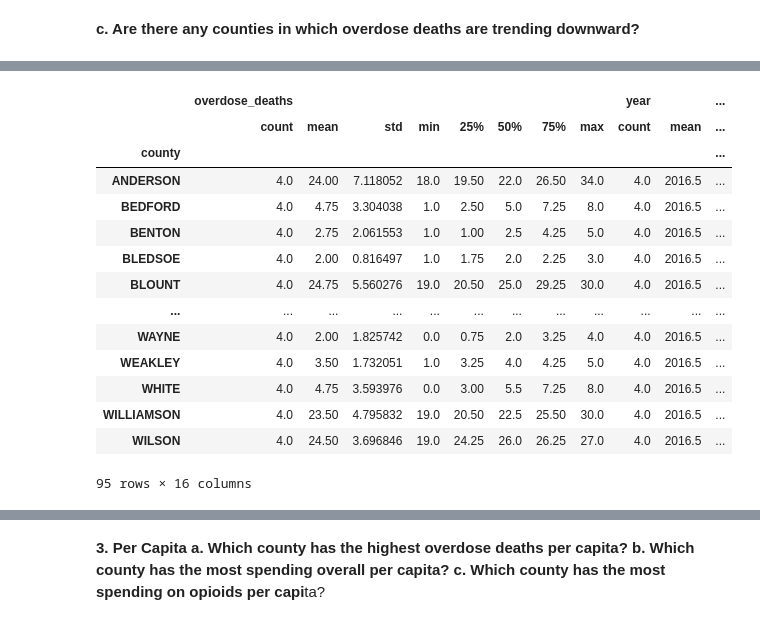
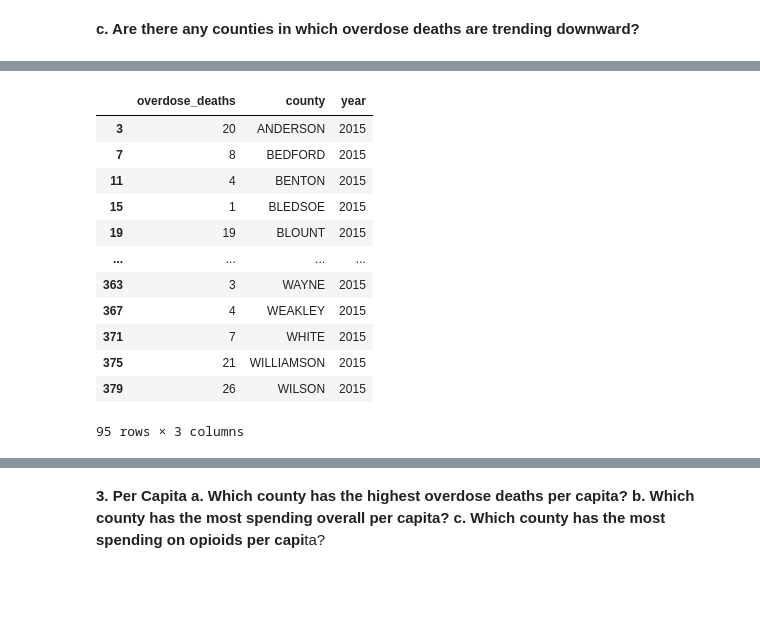
Before and after one commit to NSS-Full-Time-Data-Analytics-14/prescription-drugs-python-snickers, a Jupyter notebook: Notebook/Prescriptions_Project.ipynb, the cells around one changed output, grey strips where cells are left out. Cells and saved outputs as stored; diff of their text form; code cells hidden in the pictures; blank space fills up the shorter version.

```diff
--- a/Notebook/Prescriptions_Project.ipynb
+++ b/Notebook/Prescriptions_Project.ipynb
@@ -151,18 +133,0 @@ question1c.sort_values(by = 'county')
-# %%
-question1c.groupby('county').describe()
-# %% [output]
-|  | overdose_deaths |  |  |  |  |  |  |  | year |  | ... |
-|  | count | mean | std | min | 25% | 50% | 75% | max | count | mean | ... |
-| county |  |  |  |  |  |  |  |  |  |  | ... |
-| ANDERSON | 4.0 | 24.00 | 7.118052 | 18.0 | 19.50 | 22.0 | 26.50 | 34.0 | 4.0 | 2016.5 | ... |
-| BEDFORD | 4.0 | 4.75 | 3.304038 | 1.0 | 2.50 | 5.0 | 7.25 | 8.0 | 4.0 | 2016.5 | ... |
-| BENTON | 4.0 | 2.75 | 2.061553 | 1.0 | 1.00 | 2.5 | 4.25 | 5.0 | 4.0 | 2016.5 | ... |
-| BLEDSOE | 4.0 | 2.00 | 0.816497 | 1.0 | 1.75 | 2.0 | 2.25 | 3.0 | 4.0 | 2016.5 | ... |
-| BLOUNT | 4.0 | 24.75 | 5.560276 | 19.0 | 20.50 | 25.0 | 29.25 | 30.0 | 4.0 | 2016.5 | ... |
-| ... | ... | ... | ... | ... | ... | ... | ... | ... | ... | ... | ... |
-| WAYNE | 4.0 | 2.00 | 1.825742 | 0.0 | 0.75 | 2.0 | 3.25 | 4.0 | 4.0 | 2016.5 | ... |
-| WEAKLEY | 4.0 | 3.50 | 1.732051 | 1.0 | 3.25 | 4.0 | 4.25 | 5.0 | 4.0 | 2016.5 | ... |
-| WHITE | 4.0 | 4.75 | 3.593976 | 0.0 | 3.00 | 5.5 | 7.25 | 8.0 | 4.0 | 2016.5 | ... |
-| WILLIAMSON | 4.0 | 23.50 | 4.795832 | 19.0 | 20.50 | 22.5 | 25.50 | 30.0 | 4.0 | 2016.5 | ... |
-| WILSON | 4.0 | 24.50 | 3.696846 | 19.0 | 24.25 | 26.0 | 26.25 | 27.0 | 4.0 | 2016.5 | ... |
-95 rows × 16 columns
@@ -168,0 +138,18 @@ question1c.groupby('county').describe()
+# %%
+questionc2015 = question1c.loc[question1c.year == 2015]
+# %%
+questionc2015
+# %% [output]
+|  | overdose_deaths | county | year |
+| 3 | 20 | ANDERSON | 2015 |
+| 7 | 8 | BEDFORD | 2015 |
+| 11 | 4 | BENTON | 2015 |
+| 15 | 1 | BLEDSOE | 2015 |
+| 19 | 19 | BLOUNT | 2015 |
+| ... | ... | ... | ... |
+| 363 | 3 | WAYNE | 2015 |
+| 367 | 4 | WEAKLEY | 2015 |
+| 371 | 7 | WHITE | 2015 |
+| 375 | 21 | WILLIAMSON | 2015 |
+| 379 | 26 | WILSON | 2015 |
+95 rows × 3 columns
```
Also changed, not shown: parts of 28 cells of this notebook.
